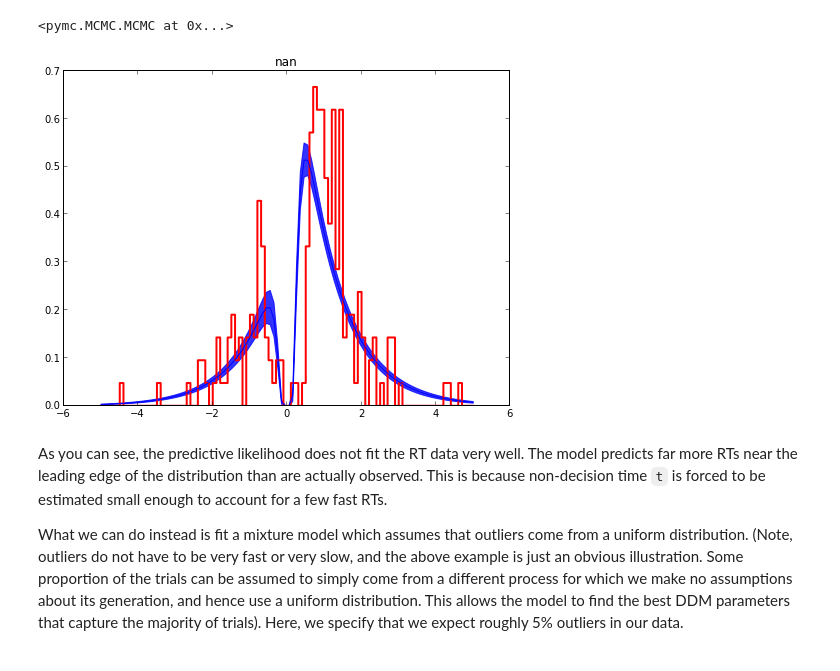
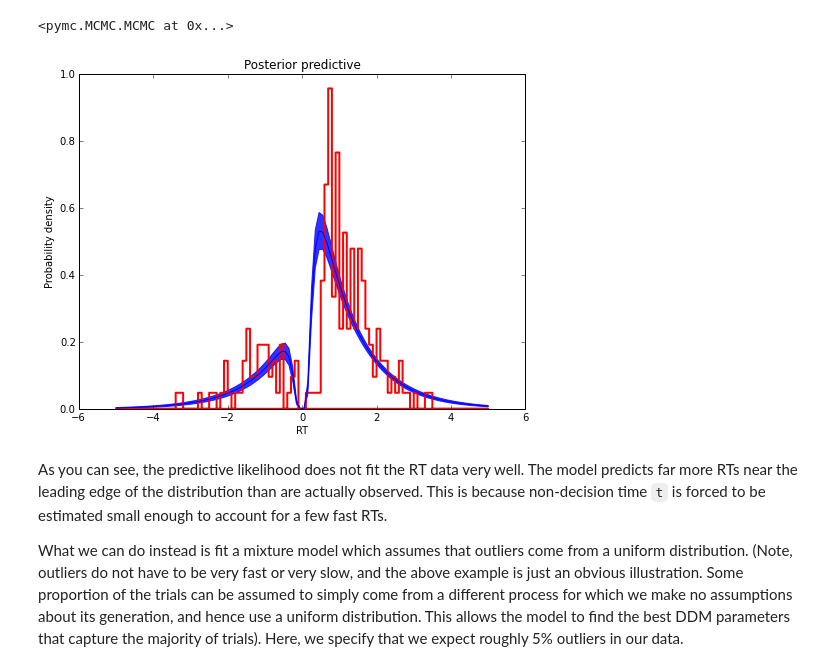
Before and after one commit to hddm-devs/hddm, a Jupyter notebook: hddm/examples/hddm_demo.ipynb, the cells around one changed output. Drawn from its saved outputs; the diff is of its cells as text; code cells hidden in the pictures.

Commit message:
DOC: Improved outlier plots.

```diff
--- a/hddm/examples/hddm_demo.ipynb
+++ b/hddm/examples/hddm_demo.ipynb
@@ -290,15 +290,19 @@ It is common to have outliers in any data set and RT data is no exception. Outli
 # %%
 outlier_data, params = hddm.generate.gen_rand_data(params={'a': 2, 't': .4, 'v': .5}, size=200, n_fast_outliers=10)
 # %%
-m_no_outlier = hddm.HDDMInfo(outlier_data)
+m_no_outlier = hddm.HDDM(outlier_data)
 m_no_outlier.sample(2000, burn=50)
 # %% [output]
 [****************100%******************]  2000 of 2000 complete
 <pymc.MCMC.MCMC at 0x...>
-# %%
-m_no_outlier.plot_posterior_predictive()
-# %% [output]
-[figure, removed]
+# %%
+m_no_outlier.plot_posterior_predictive()
+plt.title('Posterior predictive')
+plt.xlabel('RT')
+plt.ylabel('Probability density')
+plt.savefig('hddm_demo_fig_10.pdf')
+# %% [output]
+[figure, added]
 # %% [markdown]
 As you can see, the predictive likelihood does not fit the RT data very well. The model predicts far more RTs near the leading edge of the distribution than are actually observed. This is because non-decision time `t` is forced to be estimated small enough to account for a few fast RTs.
 
```
Also changed, not shown: parts of 4 cells of this notebook, 4 other files.
